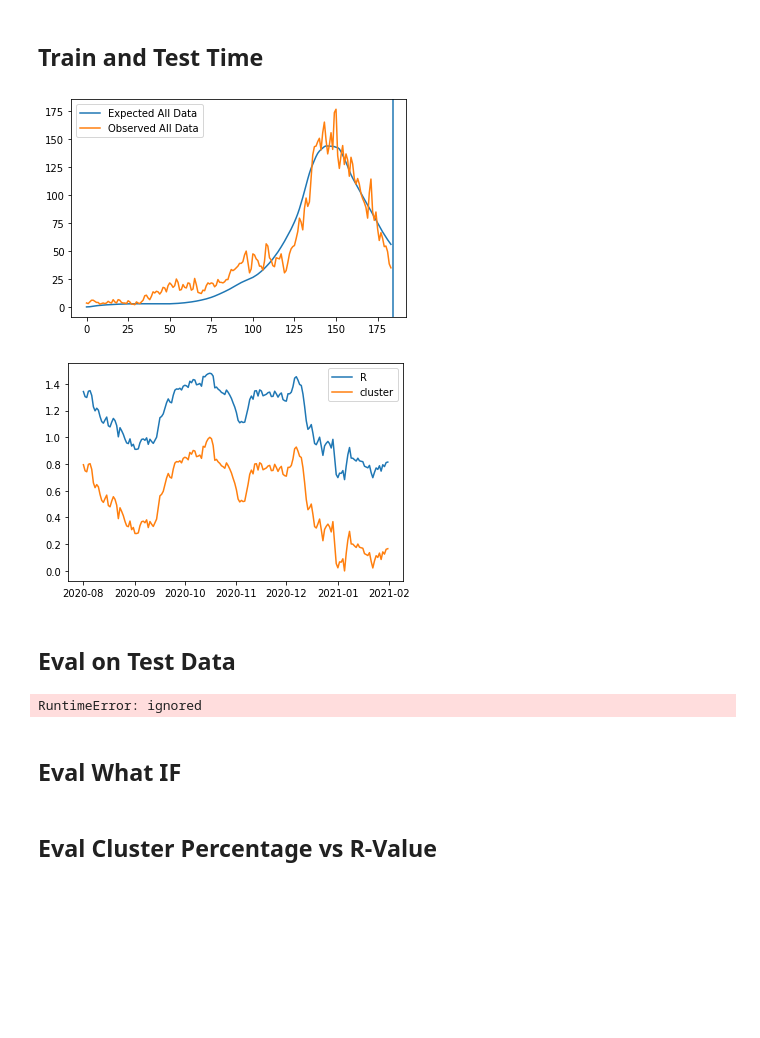
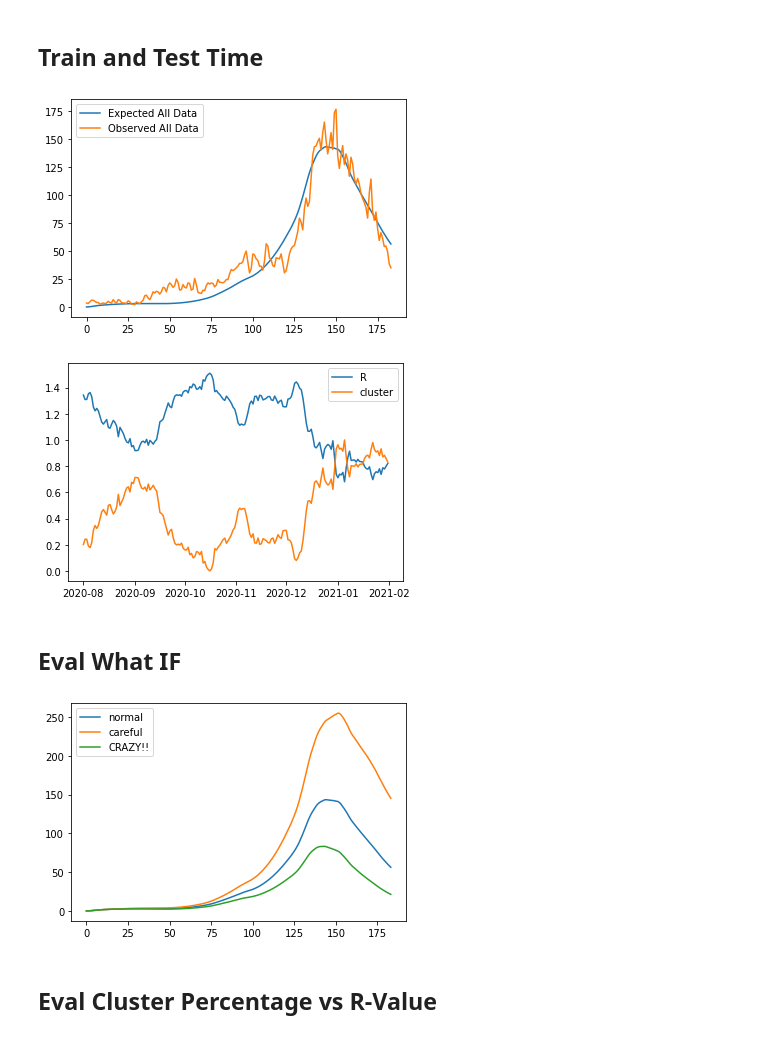
Before and after one commit to anuarsantoyo/master-thesis, a Jupyter notebook: model/220606_model_optimization_Linear.ipynb, the cells around one changed output. Cells and saved outputs as stored; diff of their text form; code cells hidden in the pictures; blank space fills up the shorter version.

```diff
--- a/model/220606_model_optimization_Linear.ipynb
+++ b/model/220606_model_optimization_Linear.ipynb
@@ -225,32 +173,17 @@ tensor(158.1383, grad_fn=<DivBackward0>)
 # %% [markdown]
 ## Train and Test Time
 # %%
-expected_train_test = epid_model(R=method.calculate_R(cluster_percentage_train_test), initial_newly_infected = initial_newly_infected, alpha=dict_param['real_values']['alpha'], device=device, dtype=dtype)[observation]
-plt.plot(expected_train_test.cpu().detach().numpy(),label='Expected All Data')
-plt.plot(observed_train_test.cpu().detach().numpy(),label='Observed All Data')
-plt.axvline(x=observed_train.shape[0])
+plt.plot(expected.cpu().detach().numpy(),label='Expected All Data')
+plt.plot(observed_train.cpu().detach().numpy(),label='Observed All Data')
 plt.legend()
 plt.show()
 # %% [output]
-[figure, old version]
+[figure, new version]
 # %%
 # Plot R-Value & Cluster Percentage
-plt.plot(df_obs['Date'], method.calculate_R(cluster_percentage_train_test).cpu().detach().numpy(), label='R')
-plt.plot(df_obs['Date'], cluster_percentage_train_test, label='cluster')
+plt.plot(df_obs['Date'], method.calculate_R(method.cluster_percentage_train).cpu().detach().numpy(), label='R')
+plt.plot(df_obs['Date'], method.cluster_percentage_train, label='cluster')
 plt.legend()
 plt.show()
 # %% [output]
-[figure, old version]
+[figure, new version]
-# %% [markdown]
-## Eval on Test Data
-# %%
-expected_test = expected_train_test[-df_obs_test.shape[0]:]
-comparison_loss_test = calc_mse(expected_test, observed_test) * dict_param['real_values']['phi']
-print(f'Comparison Loss Train: {comparison_loss_train} - Comparison Loss Test: {comparison_loss_test}')
-
-plt.plot(df_obs_test['Date'], expected_test.cpu().detach().numpy(),label='Expected Test Data')
-plt.plot(df_obs_test['Date'], observed_test.cpu().detach().numpy(),label='Observed Test Data')
-plt.legend()
-plt.show()
-# %% [output]
-RuntimeError: ignored
@@ -263,16 +190,17 @@ plt.show()
 # %% [markdown]
 ## Eval What IF
 # %%
-expected_normal = epid_model(R=method.calculate_R(cluster_percentage_train_test), initial_newly_infected = initial_newly_infected, alpha=dict_param['real_values']['alpha'], device=device, dtype=dtype)[observation]
-expected_careful= epid_model(R=method.calculate_R(cluster_percentage_train_test*0.9), initial_newly_infected = initial_newly_infected, alpha=dict_param['real_values']['alpha'], device=device, dtype=dtype)[observation]
-expected_crazy = epid_model(R=method.calculate_R(cluster_percentage_train_test*1.1), initial_newly_infected = initial_newly_infected, alpha=dict_param['real_values']['alpha'], device=device, dtype=dtype)[observation]
+expected_normal = epid_model(R=method.calculate_R(method.cluster_percentage_train), initial_newly_infected = initial_newly_infected, alpha=dict_param['real_values']['alpha'], device=device, dtype=dtype)[observation]
+expected_careful= epid_model(R=method.calculate_R(method.cluster_percentage_train*0.9), initial_newly_infected = initial_newly_infected, alpha=dict_param['real_values']['alpha'], device=device, dtype=dtype)[observation]
+expected_crazy = epid_model(R=method.calculate_R(method.cluster_percentage_train*1.1), initial_newly_infected = initial_newly_infected, alpha=dict_param['real_values']['alpha'], device=device, dtype=dtype)[observation]
 
 plt.plot(expected_normal.cpu().detach().numpy(),label='normal')
 plt.plot(expected_careful.cpu().detach().numpy(),label='careful')
 plt.plot(expected_crazy.cpu().detach().numpy(),label='CRAZY!!')
-plt.axvline(x=observed_train.shape[0])
 plt.legend()
 plt.show()
+# %% [output]
+[figure, added]
 # %% [markdown]
 ## Eval Cluster Percentage vs R-Value
 # %%
```
Also changed, not shown: parts of 13 cells of this notebook.
